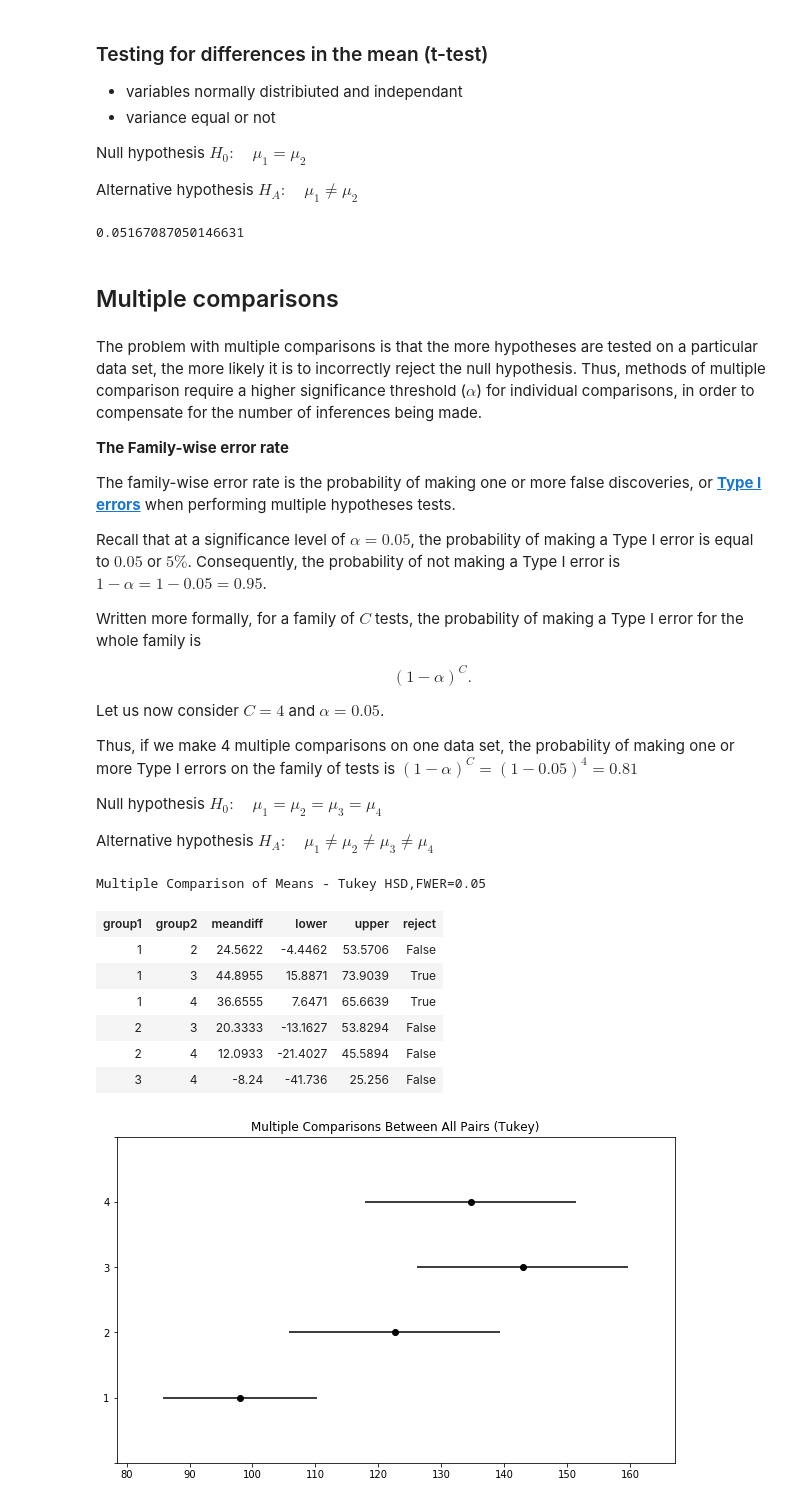
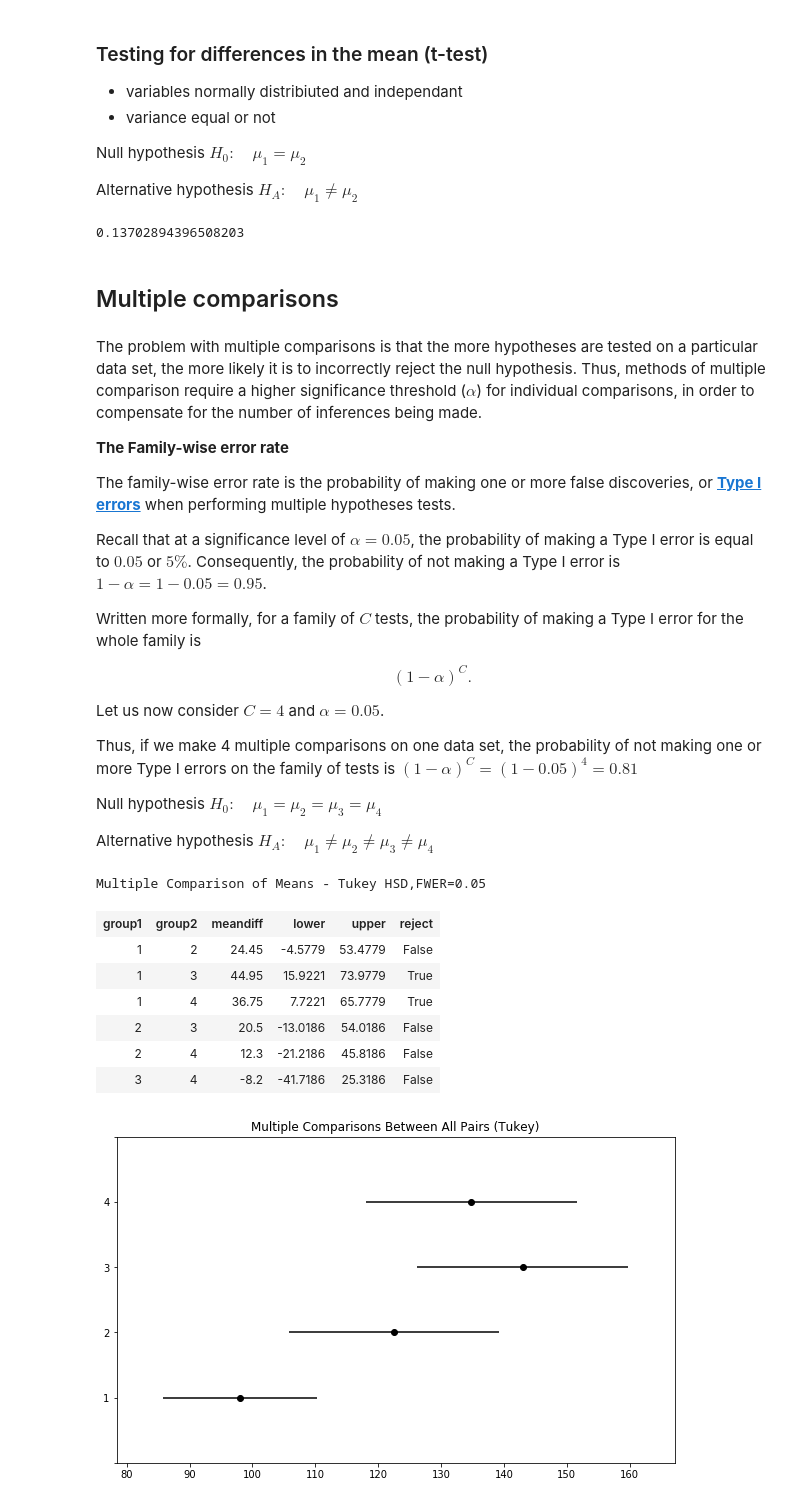
Before and after one commit to eotp/workshop-data-science-CODE, a Jupyter notebook: notebooks/02f - The Python Ecosystem - The statsmodels library.ipynb, the cells around one changed output. Saved outputs shown, nothing was run; the diff lists cells and outputs as text; code cells hidden in the pictures.

```diff
--- a/notebooks/02f - The Python Ecosystem - The statsmodels library.ipynb
+++ b/notebooks/02f - The Python Ecosystem - The statsmodels library.ipynb
@@ -194,10 +194,10 @@ $H_A:\quad \mu_1 \ne \mu_2$
 # %%
 from statsmodels.stats.weightstats import ttest_ind
 # %%
-t, p, degf = ttest_ind(chick_diet1, chick_diet2)
+t, p, degf = ttest_ind(chick_diet2, chick_diet3)
 p
 # %% [output]
-0.05167087050146631
+0.13702894396508203
 # %% [markdown]
 ## Multiple comparisons
 # %% [markdown]
@@ -217,7 +217,7 @@ $$(1-\alpha)^C\text{.}$$
 
 Let us now consider $C=4$ and $\alpha=0.05$.
 
-Thus, if we make 4 multiple comparisons on one data set, the probability of making one or more Type I errors on the family of tests is $(1-\alpha)^C = (1−0.05)^4 = 0.81$
+Thus, if we make 4 multiple comparisons on one data set, the probability of not making one or more Type I errors on the family of tests is $(1-\alpha)^C = (1−0.05)^4 = 0.81$
 
 
 Null hypothesis
@@ -227,17 +227,17 @@ Alternative hypothesis
 $H_A:\quad \mu_1 \ne \mu_2 \ne \mu_3 \ne \mu_4$
 # %%
 from statsmodels.sandbox.stats.multicomp import MultiComparison
-mult_comp = MultiComparison(chicken["weight"], chicken["Diet"])
+mult_comp = MultiComparison(data=chicken["weight"], groups=chicken["Diet"])
 mult_comp.tukeyhsd(alpha=0.05).summary()
 # %% [output]
 Multiple Comparison of Means - Tukey HSD,FWER=0.05
 | group1 | group2 | meandiff | lower | upper | reject |
-| 1 | 2 | 24.5622 | -4.4462 | 53.5706 | False |
-| 1 | 3 | 44.8955 | 15.8871 | 73.9039 | True |
-| 1 | 4 | 36.6555 | 7.6471 | 65.6639 | True |
-| 2 | 3 | 20.3333 | -13.1627 | 53.8294 | False |
-| 2 | 4 | 12.0933 | -21.4027 | 45.5894 | False |
-| 3 | 4 | -8.24 | -41.736 | 25.256 | False |
+| 1 | 2 | 24.45 | -4.5779 | 53.4779 | False |
+| 1 | 3 | 44.95 | 15.9221 | 73.9779 | True |
+| 1 | 4 | 36.75 | 7.7221 | 65.7779 | True |
+| 2 | 3 | 20.5 | -13.0186 | 54.0186 | False |
+| 2 | 4 | 12.3 | -21.2186 | 45.8186 | False |
+| 3 | 4 | -8.2 | -41.7186 | 25.3186 | False |
 # %%
 _ = mult_comp.tukeyhsd(alpha=0.05).plot_simultaneous()
 # %% [output]
```
Also changed, not shown: parts of 8 cells of this notebook, 4 other files.
